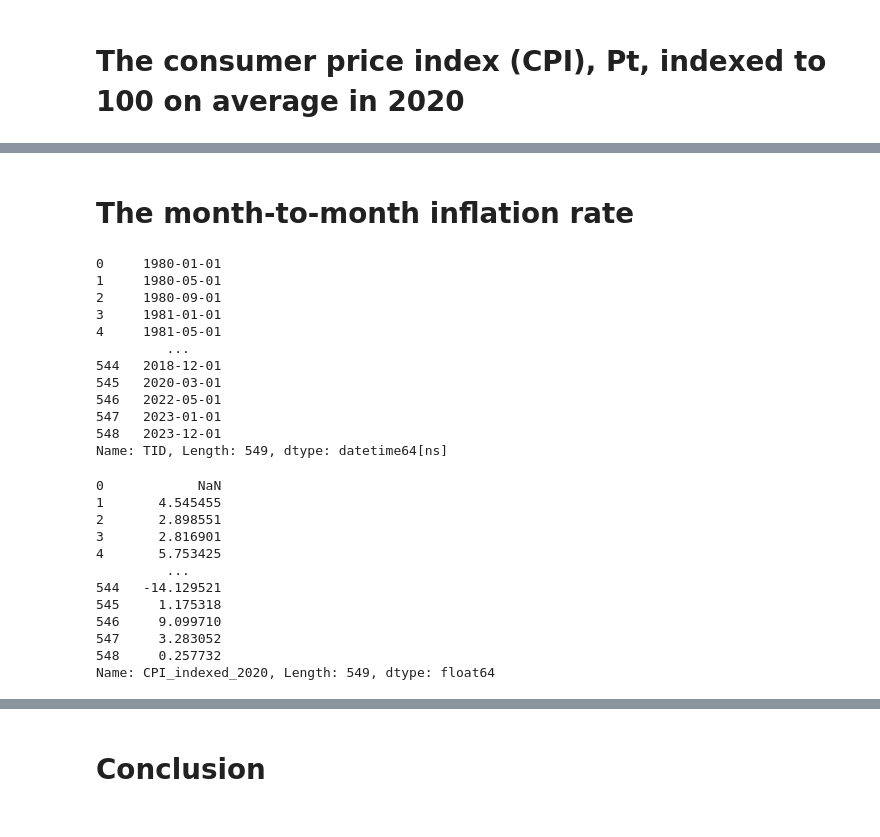
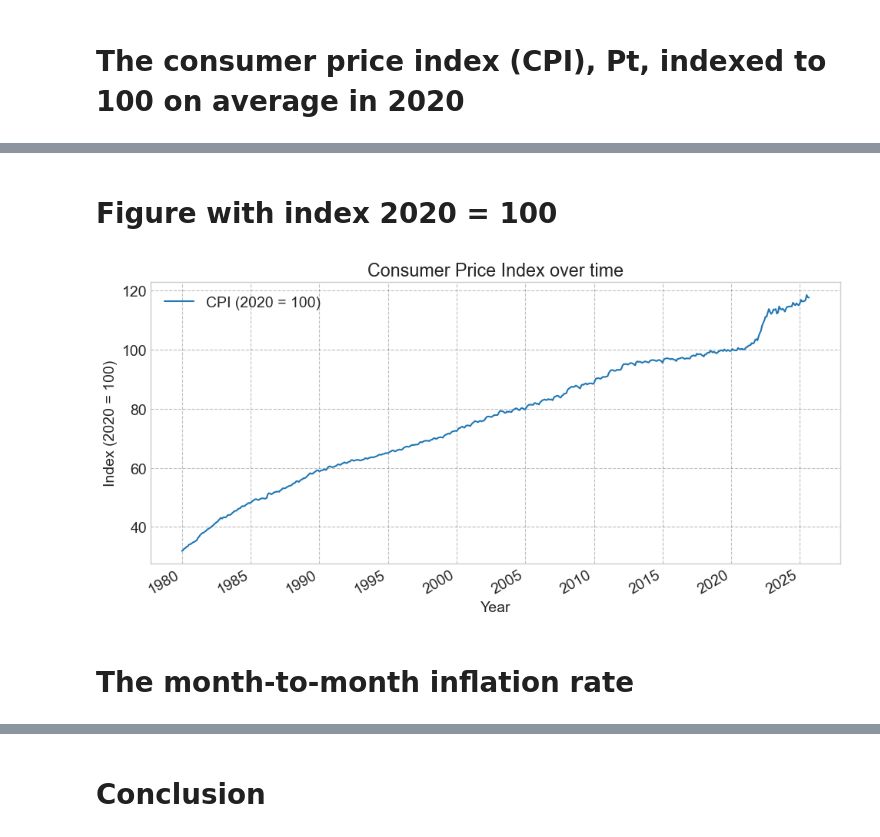
Before and after one commit to gcr710/Andreas, a Jupyter notebook: dataproject/dataproject.ipynb, the cells around one changed output, grey strips where cells are left out. Saved outputs shown, nothing was run; the diff lists cells and outputs as text; code cells hidden in the pictures.

```diff
--- a/dataproject/dataproject.ipynb
+++ b/dataproject/dataproject.ipynb
@@ -93,10 +126,18 @@ None
 # %%
 # I transform 'INDHOLD' to numeric values
 
-priser['INDHOLD'] = pd.to_numeric(priser['INDHOLD'], errors='coerce')
+priser['INDHOLD'] = pd.to_numeric(priser['INDHOLD'])
 
 # I take the mean of CPI in 2020
 cpi_2020 = priser.loc[priser['TID'].str.contains('2020M'), 'INDHOLD'].mean()
 
-print("Gennemsnitligt CPI i 2020:", cpi_2020)
+print("Average CPI in 2020:", cpi_2020)
+
+# make cpi_2020 equal to 100
+priser['INDHOLD_rebased'] = priser['INDHOLD'] / cpi_2020 * 100
+
+
+# Sort by date
+priser = priser.sort_values("TID")
+print(priser[["TID", "INDHOLD_rebased"]])
 # %% [output]
@@ -104,4 +158,0 @@ Gennemsnitligt CPI i 2020: 103.43333333333332
-# %%
-#New col with all the values for the CPI indexed to 100 in 2020
-priser['CPI_indexed_2020'] = (priser['INDHOLD'] / cpi_2020) * 100
-display(priser.head(50))
@@ -126,2 +181,30 @@ display(priser.head(50))
+# %% [markdown]
+# Figure with index 2020 = 100
+# %%
+
+# 1) Make a real datetime from 'TID' like "2020M01"
+priser["date"] = pd.to_datetime(priser["TID"], format="%YM%m")
+
+# 2) Sort (important for a clean line)
+priser = priser.sort_values("date")
+
+# 3) Plot using the datetime axis
+fig, ax = plt.subplots(figsize=(10,5))
+ax.plot(priser["date"], priser["INDHOLD_rebased"], label="CPI (2020 = 100)")
+
+ax.set_title("Consumer Price Index over time")
+ax.set_xlabel("Year")
+ax.set_ylabel("Index (2020 = 100)")
+
+# 4) Control the x-axis ticks (show more years)
+ax.xaxis.set_major_locator(mdates.YearLocator(5))
+ax.xaxis.set_major_formatter(mdates.DateFormatter("%Y"))
+fig.autofmt_xdate()
+
+ax.legend()
+plt.tight_layout()
+plt.show()
+# %% [output]
+[figure, added]
 # %% [markdown]
 # The month-to-month inflation rate
@@ -130,31 +210,0 @@ Y = pd.to_datetime(priser['TID'],format='%YM%m')
-# %%
-display(Y)
-# %% [output]
-0     1980-01-01
-1     1980-05-01
-2     1980-09-01
-3     1981-01-01
-4     1981-05-01
-         ...
-544   2018-12-01
-545   2020-03-01
-546   2022-05-01
-547   2023-01-01
-548   2023-12-01
-Name: TID, Length: 549, dtype: datetime64[ns]
-# %%
-pct_change = priser['CPI_indexed_2020'].pct_change()*100
-display(pct_change)
-# %% [output]
-0            NaN
-1       4.545455
-2       2.898551
-3       2.816901
-4       5.753425
-         ...
-544   -14.129521
-545     1.175318
-546     9.099710
-547     3.283052
-548     0.257732
-Name: CPI_indexed_2020, Length: 549, dtype: float64
```
Also changed, not shown: parts of 27 cells of this notebook, 2 other files.
